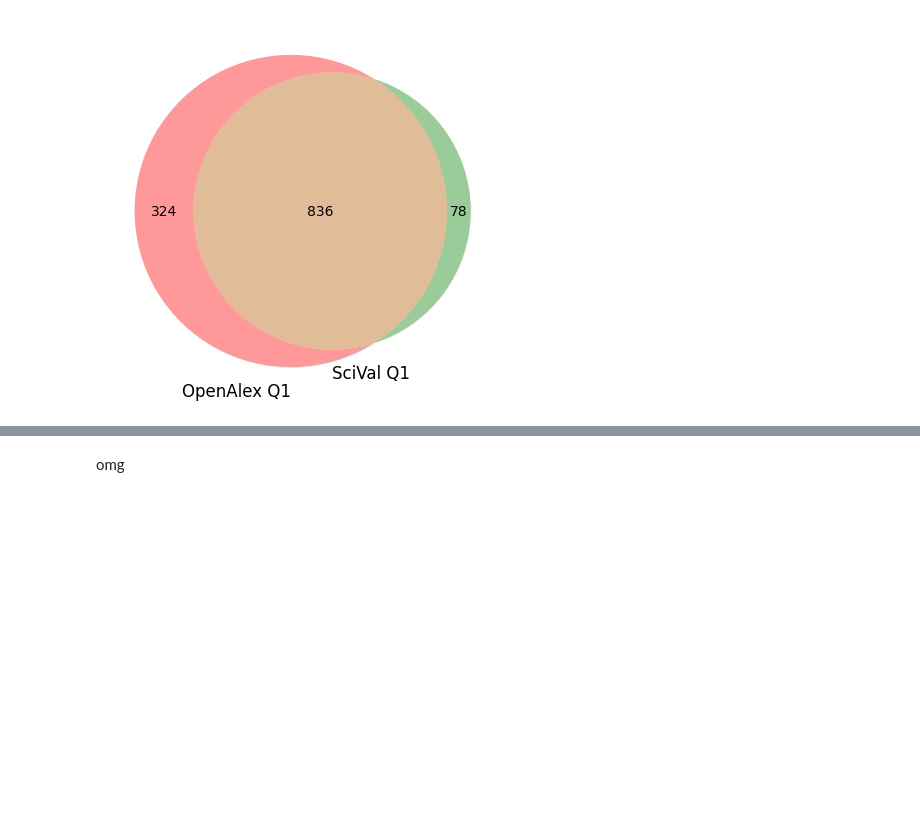
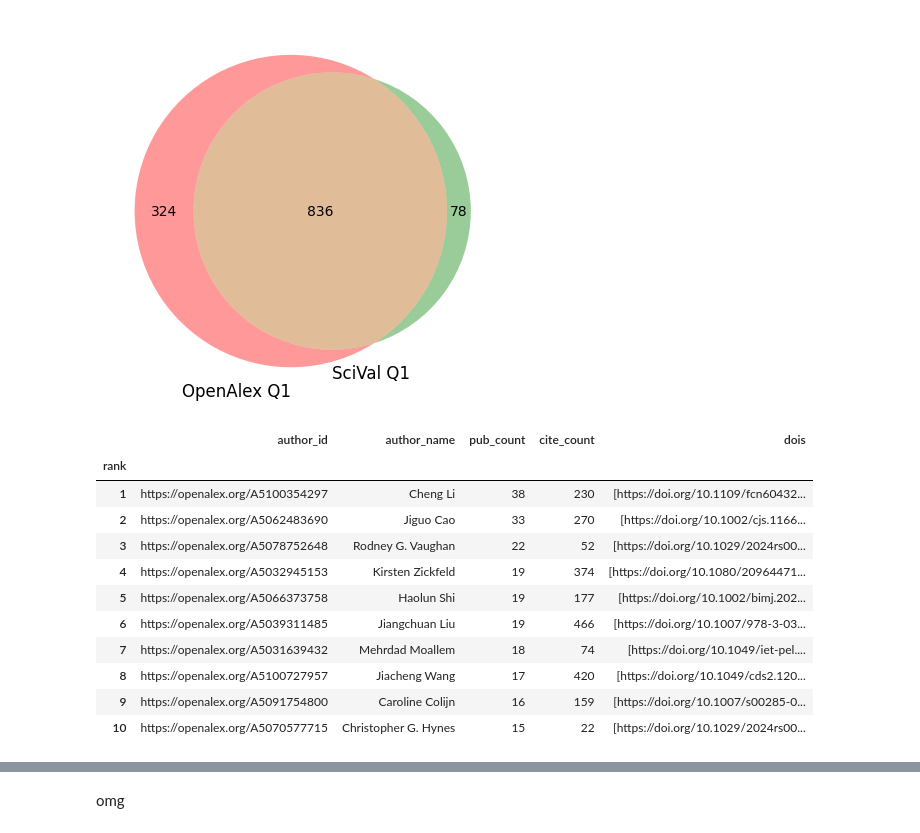
Before and after one commit to taniapoc/openalex-analysis, a Jupyter notebook: cerc_oa_works_vs_scival_query.ipynb, the cells around one changed output, grey strips where cells are left out. Saved outputs shown, nothing was run; the diff lists cells and outputs as text; code cells hidden in the pictures; blank space fills up the shorter version.

```diff
--- a/cerc_oa_works_vs_scival_query.ipynb
+++ b/cerc_oa_works_vs_scival_query.ipynb
@@ -107,3 +335,19 @@ q1_comp = venn2(
 )
 # %% [output]
 [figure]
+# %%
+sfu_author_rankings_oa1 = get_sfu_author_rankings(q1_oa_raw)
+sfu_author_rankings_oa1.head(10)
+# %% [output]
+|  | author_id | author_name | pub_count | cite_count | dois |
+| rank |  |  |  |  |  |
+| 1 | https://openalex.org/A5100354297 | Cheng Li | 38 | 230 | [https://doi.org/10.1109/fcn60432... |
+| 2 | https://openalex.org/A5062483690 | Jiguo Cao | 33 | 270 | [https://doi.org/10.1002/cjs.1166... |
+| 3 | https://openalex.org/A5078752648 | Rodney G. Vaughan | 22 | 52 | [https://doi.org/10.1029/2024rs00... |
+| 4 | https://openalex.org/A5032945153 | Kirsten Zickfeld | 19 | 374 | [https://doi.org/10.1080/20964471... |
+| 5 | https://openalex.org/A5066373758 | Haolun Shi | 19 | 177 | [https://doi.org/10.1002/bimj.202... |
+| 6 | https://openalex.org/A5039311485 | Jiangchuan Liu | 19 | 466 | [https://doi.org/10.1007/978-3-03... |
+| 7 | https://openalex.org/A5031639432 | Mehrdad Moallem | 18 | 74 | [https://doi.org/10.1049/iet-pel.... |
+| 8 | https://openalex.org/A5100727957 | Jiacheng Wang | 17 | 420 | [https://doi.org/10.1049/cds2.120... |
+| 9 | https://openalex.org/A5091754800 | Caroline Colijn | 16 | 159 | [https://doi.org/10.1007/s00285-0... |
+| 10 | https://openalex.org/A5070577715 | Christopher G. Hynes | 15 | 22 | [https://doi.org/10.1029/2024rs00... |
```
Also changed, not shown: parts of 15 cells of this notebook, 25 other files.
